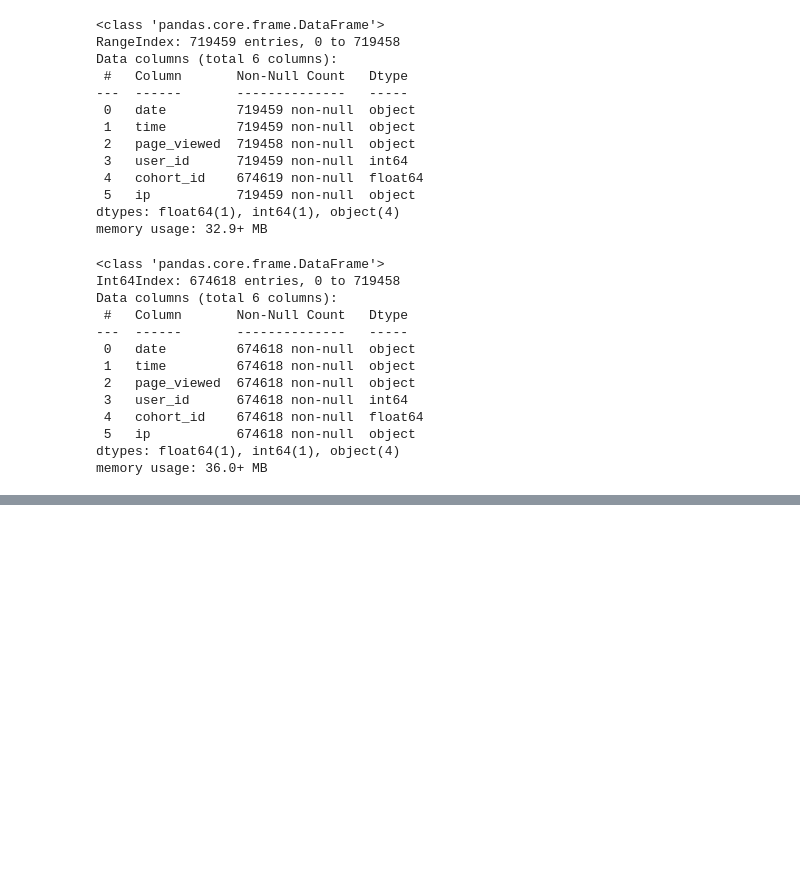
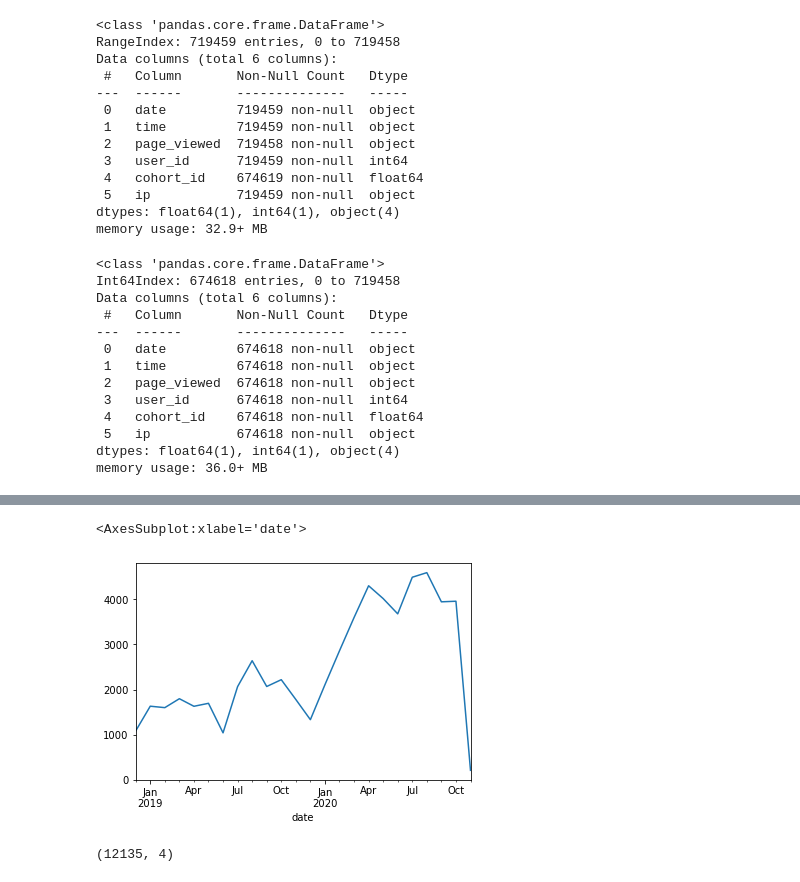
Before and after one commit to matt-c-knight/anomaly-detection-exercises, a Jupyter notebook: time_series_anomaly_detection.ipynb, the cells around one changed output, grey strips where cells are left out. Cells and saved outputs as stored; diff of their text form; code cells hidden in the pictures; blank space fills up the shorter version.

```diff
--- a/time_series_anomaly_detection.ipynb
+++ b/time_series_anomaly_detection.ipynb
@@ -130,0 +441,7 @@ Name: page_viewed, Length: 2060, dtype: int64
+# %%
+df = pd.read_csv('curriculum.txt',
+                engine='python',
+                 header=None,
+                 index_col=False,
+                 sep=r'\s(?=(?:[^"]*"[^"]*")*[^"]*$)(?![^\[]*\])',
+                 na_values='"-"',)
@@ -130,0 +457,2 @@ Name: page_viewed, Length: 2060, dtype: int64
+# %%
+df.columns = ['date', 'time', 'page_viewed', 'user_id', 'cohort_id', 'ip']
@@ -130,0 +468,7 @@ Name: page_viewed, Length: 2060, dtype: int64
+# %%
+df.dropna(inplace=True)
+df.cohort_id = df.cohort_id.astype('int')
+df['date'] = df.date + " " + df.time
+df.drop(columns=('time'), inplace=True)
+df.date = pd.to_datetime(df.date)
+df = df.set_index('date')
@@ -130,0 +521,2 @@ Name: page_viewed, Length: 2060, dtype: int64
+# %%
+new_df = df[df.cohort_id == 28]
@@ -130,0 +557,5 @@ Name: page_viewed, Length: 2060, dtype: int64
+# %%
+new_df.resample('M').user_id.agg('count').plot()
+# %% [output]
+<AxesSubplot:xlabel='date'>
+[figure, added]
@@ -130,0 +564,4 @@ Name: page_viewed, Length: 2060, dtype: int64
+# %%
+newer_df.shape
+# %% [output]
+(12135, 4)
```
Also changed, not shown: parts of 53 cells of this notebook.
